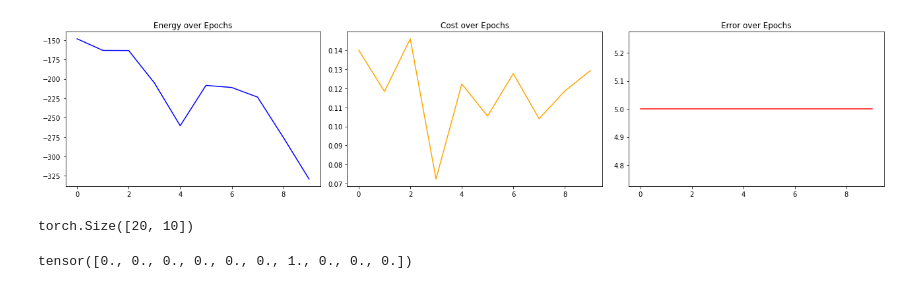
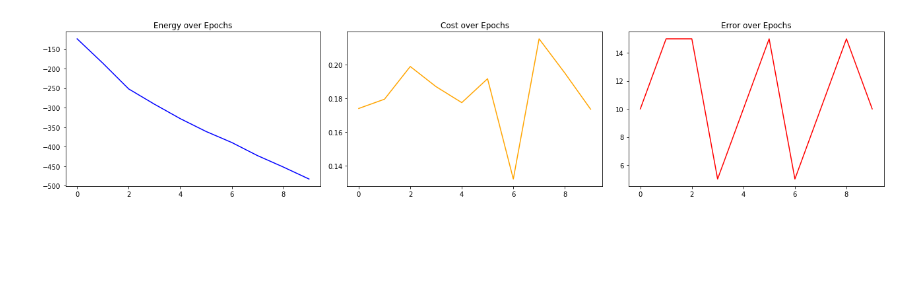
Before and after one commit to CRIS-Lab-2025/energy-based-models, a Jupyter notebook: clamped_mnist.ipynb, the cells around one changed output. Drawn from its saved outputs; the diff is of its cells as text; code cells hidden in the pictures; blank space fills up the shorter version.

```diff
--- a/clamped_mnist.ipynb
+++ b/clamped_mnist.ipynb
@@ -7,9 +7,9 @@ import torch
 from urllib.request import urlretrieve
 import matplotlib.pyplot as plt
 from tqdm import tqdm
-from model import Network
+from ebm.model import Network
 import networkx as nx
-from external_world import ExternalWorld, MNISTExternalWorld
+from ebm.external_world import ExternalWorld, MNISTExternalWorld
 
 def plot_network_structure(net: Network):
     G = nx.DiGraph()
@@ -76,55 +76,47 @@ def train_net(net: Network, plot_graph = False):
 
 
     snapshot_epochs = np.linspace(0, epochs - 1, 5, dtype=int)
     with tqdm(total=epochs, desc="Training Progress", unit="epoch") as epoch_bar:
         for epoch in range(epochs):
             for i in range(n_batches):
                 net.update_mini_batch_index(i)
                 net.negative_phase(n_it_neg)
                 net.positive_phase(n_it_pos, *alphas)
 
             # Measure and log
             E, C, error = net.measure()
             history["Energy"].append(E)
             history["Cost"].append(C)
             history["Error"].append(error * 100)
 
             # Update progress bar description instead of using set_postfix()
             epoch_bar.set_description(f"Epoch {epoch+1}/{epochs} | E={E:.2f} C={C:.5f} Error={error*100:.2f}%")
             epoch_bar.update(1)
             if(plot_graph):
                 if epoch in snapshot_epochs:
                     plot_network_weights(net, epoch)
 
     # Plot results
     fig, axes = plt.subplots(1, 3, figsize=(18, 4))
     for ax, (key, color) in zip(axes, [("Energy", "blue"), ("Cost", "orange"), ("Error", "red")]):
         ax.plot(history[key], label=key, color=color)
         ax.set_title(f"{key} over Epochs")
     plt.tight_layout()
     plt.show()
+net=Network(
+        name="mnist",
+        external_world=MNISTExternalWorld(),
+        hyperparameters={
+            "hidden_sizes": [1000],
+            "n_epochs": 10,
+            "batch_size": 20,
+            "n_it_neg": 1,
+            "n_it_pos": 1,
+            "alphas": [np.float32(0.4), np.float32(0.1), np.float32(0.008)],
+            "output_size": 10,
+            "activation": "relu"
+                                                                    }
+    )
+train_net(net)
+# %% [output]
+[figure, added]
-# %%
-net=Network(
-        name="mnist",
-        external_world=MNISTExternalWorld(),
-        hyperparameters={
-            "hidden_sizes": [500],
-            "n_epochs": 10,
-            "batch_size": 20,
-            "n_it_neg": 1,
-            "n_it_pos": 1,
-            "alphas": [np.float32(0.4), np.float32(0.1), np.float32(0.008)],
-            "output_size": 10
-        }
-    )
-train_net(net)
-# %% [output]
-[figure, removed]
-# %%
-net.layers[-1].shape
-# %% [output]
-torch.Size([20, 10])
-# %%
-net.layers[-1][-1]
-# %% [output]
-tensor([0., 0., 0., 0., 0., 0., 1., 0., 0., 0.])
```
Also changed, not shown: parts of 20 cells of this notebook, 6 other files.
